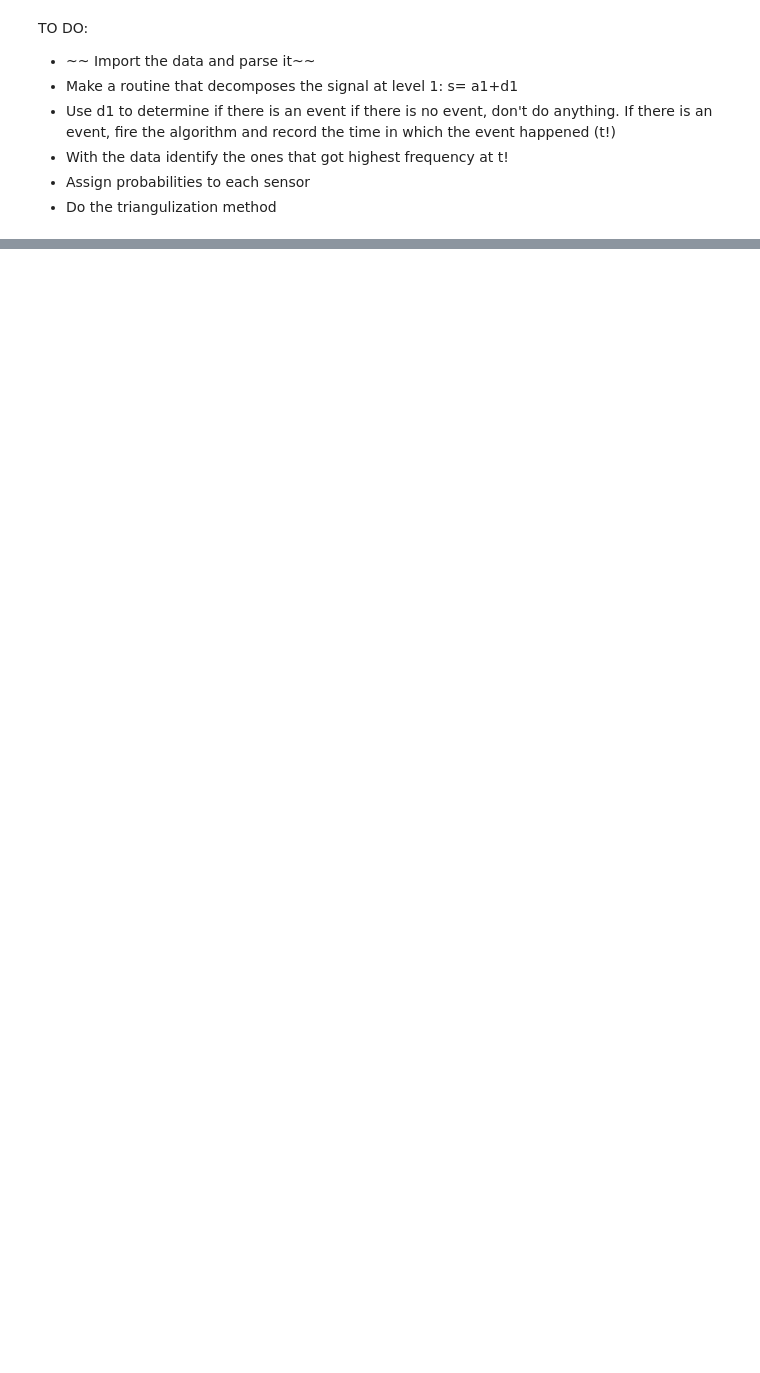
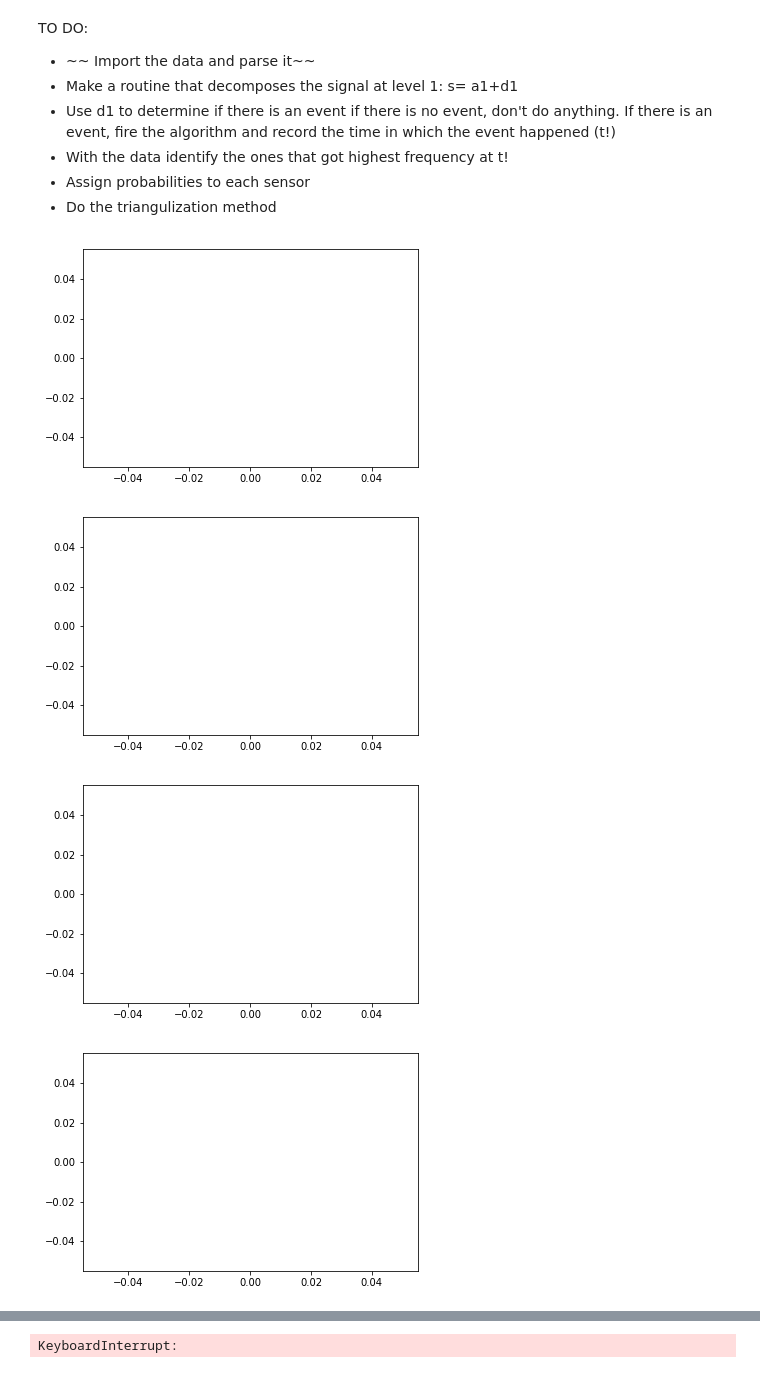
Before and after one commit to sarahaguasvivas/source-local-board, a Jupyter notebook: Source_Local.ipynb, the cells around one changed output, grey strips where cells are left out. Saved outputs shown, nothing was run; the diff lists cells and outputs as text; code cells hidden in the pictures; blank space fills up the shorter version.

Commit message:
update cwt coefficients

```diff
--- a/Source_Local.ipynb
+++ b/Source_Local.ipynb
@@ -49,11 +46,17 @@ TO DO:
 * Assign probabilities to each sensor
 * Do the triangulization method
 # %%
-def Event(Window, sensor_index):
-    #Module for Anomaly Detection
-    #For CSCI 5363, I will use a Fast Fourier Transform for this module
-    #For CNN purposes, this module will be equivalent to the convolutional layer in a neural network
-    return yesno
+def Event(sensor):
+    # Module for Anomaly Detection
+    # For CSCI 5363, I will use a Discrete Wavelet Transform for this module using the Fast Wavelet Transform Algorithm
+    # I only care about the level 1 decomposition's second coefficient (d1) in  s= a1+d1 to identify whether there is an event or not
+    # For CNN purposes, this module will be equivalent to the convolutional layer in a neural network
+    widths = np.arange(1, 2)
+    sensor= np.array(sensor)
+    cwtmatr = signal.cwt(sensor.astype(int), 'db1', widths)
+    pyplot.plot(cwtmatr)
+    pyplot.show()
+    #return yesno
 
 def SourceLoc(s1, s2, s3):
     # This is the actual routine that will do the source localization given three sensors and time of arrival
@@ -66,6 +69,8 @@ def Breeding(all_sensors):
     return bleh
 # %%
 f= 'Data1st.txt' #just importing data from touch in a single point with different forces
+# This dataset has the peculiarity that I only touched the same spot ten times, therefore, my estimations should
+# be close to those coordinates.
 window_size= 1000
 Window1= deque([])
 Window2= deque([])
@@ -74,42 +79,57 @@ Window4= deque([])
 Window5= deque([])
 Window6= deque([])
 j=0
-fig= pyplot.figure()
 # Each line is a time stamp.
 # The sampling rate at which this data was taken is 400 Hz and the goal is 1kHz
-with open(f) as file: #this loop will be replaced by some pyserial readline instruction
+
+with open(f) as file: #this loop will be replaced by some pyserial readline instruction if a life demo were to be done
     for line in file:
         data, timestamp = line.split("-")
         Sensors= data.split(",")
 
         #Because this is a simulation of the "big picture", I am going to use 6 deques:
         Sensors1=Sensors[0]
         Sensors2=Sensors[1]
         Sensors3=Sensors[2]
         Sensors4=Sensors[3]
         Sensors5=Sensors[4]
         Sensors6=Sensors[5]
         if j<=window_size:
             Window1.append(Sensors1)
             Window2.append(Sensors2)
             Window3.append(Sensors3)
             Window4.append(Sensors4)
-            Window1.append(Sensors5)
-            Window2.append(Sensors6)
+            Window5.append(Sensors5)
+            Window6.append(Sensors6)
             j= j+1
         else:
             Window1.append(Sensors1)
             Window2.append(Sensors2)
             Window3.append(Sensors3)
             Window4.append(Sensors4)
             Window5.append(Sensors5)
             Window6.append(Sensors6)
             Window1.popleft()
             Window2.popleft()
             Window3.popleft()
             Window4.popleft()
             Window5.popleft()
             Window6.popleft()
 
+# Now that the windows are ready, I will send them to the Event function and if most of the sensors agree
+# that there is an event, then the GA pairing part will act.
+        if j>= window_size:
+            Event(Window1)
+ #   yn2= Event(Window2)
+ #   yn3= Event(Window3)
+ #   yn4= Event(Window4)
+ #   yn5= Event(Window5)
+ #   yn6= Event(Window6)
+
         # work from here to localize the source
         #yesno= Event(Window, sensor_index)
+# %% [output]
+[figure, added]
+[figure, added]
+[figure, added]
+[figure, added]
@@ -115,0 +139 @@ with open(f) as file: #this loop will be replaced by some pyserial readline inst
+KeyboardInterrupt:
```
Also changed, not shown: parts of 4 cells of this notebook.
